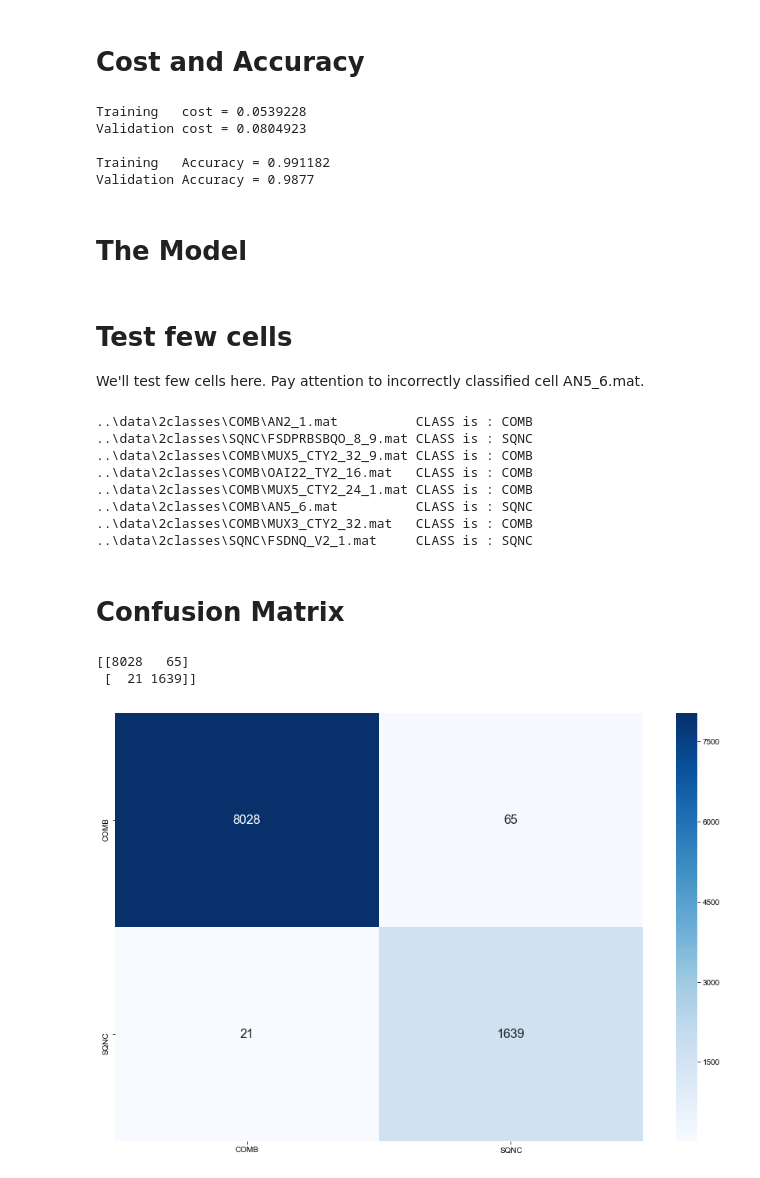
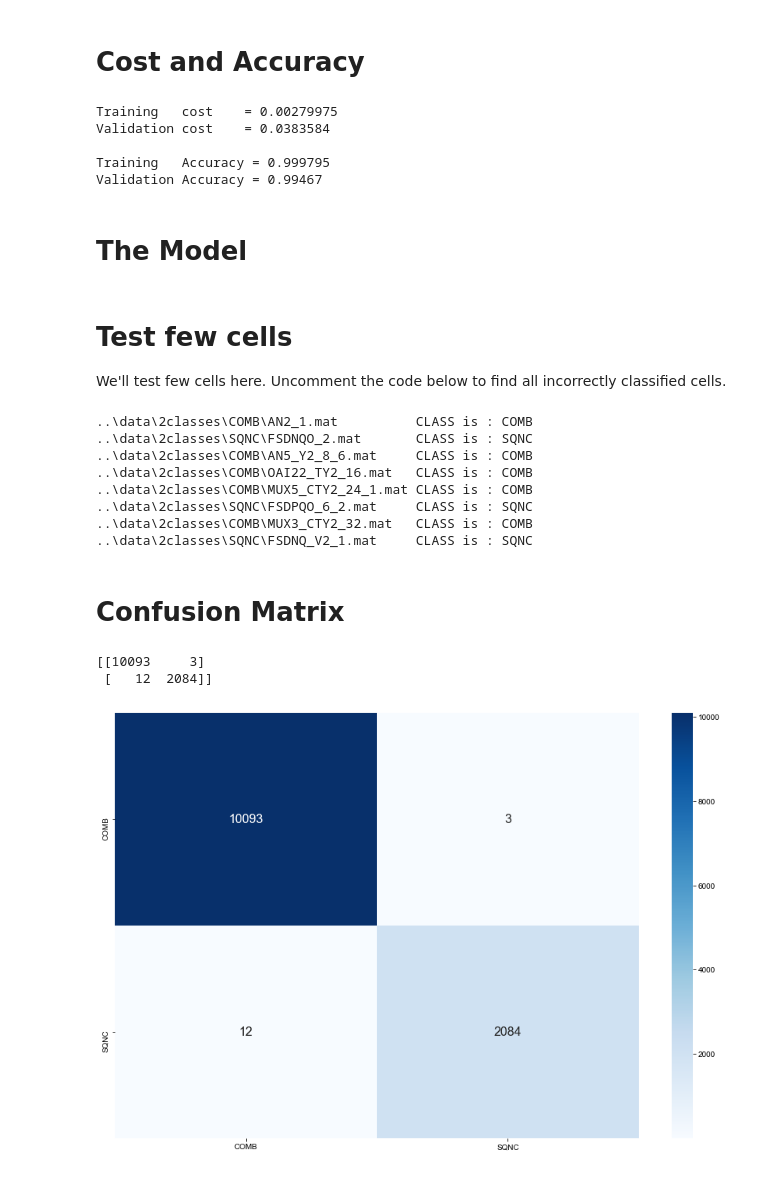
Before and after one commit to srohit0/mida, a Jupyter notebook: notebooks/Binary Classification Of Cells Using Logistic Regression.ipynb, the cells around one changed output. Saved outputs shown, nothing was run; the diff lists cells and outputs as text; code cells hidden in the pictures.

Commit message:
minor changes in prediction and cost function
changing cost function to softmax suitale for binary class

```diff
--- a/notebooks/Binary Classification Of Cells Using Logistic Regression.ipynb
+++ b/notebooks/Binary Classification Of Cells Using Logistic Regression.ipynb
@@ -235,7 +235,6 @@ t_labels  = tf.placeholder(tf.float32, shape=(None, n_labels), name='t_labels');
 ## Compute Graph
 Construct a multivariate polynomial model
 # %%
-# Use sigmoid for binary classification and softmax for multiclass classification
 predictions        = tf.matmul(t_dataset, Weights) + Biases
 
 t_labels_cls       = tf.argmax(t_labels, axis=1)
@@ -244,15 +243,15 @@ correct_prediction = tf.equal(predictions_cls, t_labels_cls)
 accuracy           = tf.reduce_mean(tf.cast(correct_prediction, tf.float32))
 
 # change it to sigmoid_cross_entropy_with_logits
-cross_entropy = tf.nn.sigmoid_cross_entropy_with_logits(logits=predictions,
-                                                        labels=t_labels)
+cross_entropy = tf.nn.sparse_softmax_cross_entropy_with_logits(logits=predictions,
+                                                               labels=t_labels_cls)
 # %% [markdown]
 # Hyper parameters
 # %%
 # Hyper parameters
 learning_rate = 100
-training_epochs = 100
-display_step = 10
+training_epochs = 1000
+display_step = 50
 # %% [markdown]
 ## Cost function and Optimizer
 # %%
@@ -297,21 +300,19 @@ Optimization Finished!
 # Cost and Accuracy
 # %%
 # Find cost on training dataset.
-training_cost = sess.run(cost, feed_dict={t_dataset:train_X, t_labels:train_Y})
-print ("Training   cost =",training_cost)
-validation_cost = sess.run(cost, feed_dict={t_dataset:valid_X, t_labels:valid_Y})
-print ("Validation cost =",validation_cost, '\n')
+t_cost, t_acc = sess.run([cost, accuracy], feed_dict={t_dataset:train_X, t_labels:train_Y})
+v_cost, v_acc = sess.run([cost, accuracy], feed_dict={t_dataset:valid_X, t_labels:valid_Y})
 
-# Find cost on validation dataset.
-out, preds, tacc = sess.run([t_labels, predictions, accuracy], feed_dict={t_dataset:train_X, t_labels:train_Y})
-print("Training   Accuracy =", tacc)
-print("Validation Accuracy =", accuracy.eval(session=sess, feed_dict={t_dataset:valid_X, t_labels:valid_Y}))
+print ("Training   cost    =", t_cost)
+print ("Validation cost    =", v_cost, '\n')
+print("Training   Accuracy =", t_acc)
+print("Validation Accuracy =", v_acc)
 # %% [output]
-Training   cost = 0.0539228
-Validation cost = 0.0804923
+Training   cost    = 0.00279975
+Validation cost    = 0.0383584
 
-Training   Accuracy = 0.991182
-Validation Accuracy = 0.9877
+Training   Accuracy = 0.999795
+Validation Accuracy = 0.99467
 # %% [markdown]
 # The Model
 # %%
@@ -325,48 +327,67 @@ def classifier(X):
 # %% [markdown]
 # Test few cells
 
-We'll test few cells here. Pay attention to incorrectly classified cell AN5_6.mat.
+We'll test few cells here. Uncomment the code below to find all incorrectly classified cells.
 # %%
 sample_cells = [os.path.join('..','data','2classes','COMB', 'AN2_1.mat'),
-                os.path.join('..','data','2classes','SQNC', 'FSDPRBSBQO_8_9.mat'),
-                os.path.join('..','data','2classes','COMB', 'MUX5_CTY2_32_9.mat'),
+                os.path.join('..','data','2classes','SQNC', 'FSDNQO_2.mat'),
+                os.path.join('..','data','2classes','COMB', 'AN5_Y2_8_6.mat'),
                 os.path.join('..','data','2classes','COMB', 'OAI22_TY2_16.mat'),
                 os.path.join('..','data','2classes','COMB', 'MUX5_CTY2_24_1.mat'),
-                os.path.join('..','data','2classes','COMB', 'AN5_6.mat'),
+                os.path.join('..','data','2classes','SQNC', 'FSDPQO_6_2.mat'),
                 os.path.join('..','data','2classes','COMB', 'MUX3_CTY2_32.mat'),
                 os.path.join('..','data','2classes','SQNC', 'FSDNQ_V2_1.mat')]
 
 for cell_file in sample_cells:
-    cell_data = reformat(load_one_cell(cell_file))
+    cell_data = normalize(reformat(load_one_cell(cell_file)), data_mean, data_std)
     print (cell_file.ljust(40), 'CLASS is :', classifier(cell_data))
+
+
+# #Find all incorrectly predicted cells
+# print('Cells with incorrect classification: ')
+# incorrect_lbls = 0
+# for label in ('COMB', 'SQNC'):
+#     cell_files = os.listdir(os.path.join('..','data','2classes',label))
+#     for cell_file in cell_files:
+#         cell_data = normalize(reformat(
+#             load_one_cell(
+#                 os.path.join('..','data','2classes',label,cell_file)
+#             )
+#         ), data_mean, data_std)
+#         predicted_label = classifier(cell_data)
+#         if ( label != predicted_label ):
+#             print(cell_file, end=', ')
+#             incorrect_lbls += 1
+# print ('\nTotal number of incrrection prediction is ', incorrect_lbls)
 # %% [output]
 ..\data\2classes\COMB\AN2_1.mat          CLASS is : COMB
-..\data\2classes\SQNC\FSDPRBSBQO_8_9.mat CLASS is : SQNC
-..\data\2classes\COMB\MUX5_CTY2_32_9.mat CLASS is : COMB
+..\data\2classes\SQNC\FSDNQO_2.mat       CLASS is : SQNC
+..\data\2classes\COMB\AN5_Y2_8_6.mat     CLASS is : COMB
 ..\data\2classes\COMB\OAI22_TY2_16.mat   CLASS is : COMB
 ..\data\2classes\COMB\MUX5_CTY2_24_1.mat CLASS is : COMB
-..\data\2classes\COMB\AN5_6.mat          CLASS is : SQNC
+..\data\2classes\SQNC\FSDPQO_6_2.mat     CLASS is : SQNC
 ..\data\2classes\COMB\MUX3_CTY2_32.mat   CLASS is : COMB
 ..\data\2classes\SQNC\FSDNQ_V2_1.mat     CLASS is : SQNC
 # %% [markdown]
 # Confusion Matrix
 # %%
-cm = tf.confusion_matrix(labels=tf.argmax(train_Y, axis=1), predictions=tf.argmax(preds, axis=1), num_classes=2)
+t_predictions = sess.run(predictions, feed_dict={t_dataset:dataset, t_labels:labels})
+cm = tf.confusion_matrix(labels=np.argmax(labels, axis=1), predictions=tf.argmax(t_predictions, axis=1), num_classes=2)
 cm_ary = cm.eval(session=sess)
 print(cm_ary)
 
 # Plot confusion matrix
 import seaborn as sn
 import pandas as pd
 
 df_cm = pd.DataFrame(cm_ary, index = [i for i in ['COMB', 'SQNC']], columns = [i for i in ['COMB', 'SQNC']])
 plt.figure(figsize = (15,10))
 sn.heatmap(df_cm, cmap="Blues", annot=True, fmt='d', annot_kws={"size": 16})# font size
 sn.set(font_scale=1.4)#for label size
 plt.show()
 # %% [output]
-[[8028   65]
- [  21 1639]]
+[[10093     3]
+ [   12  2084]]
-[figure, old version]
+[figure, new version]
 # %%
 sess.close()
```
Also changed, not shown: parts of 6 cells of this notebook.
